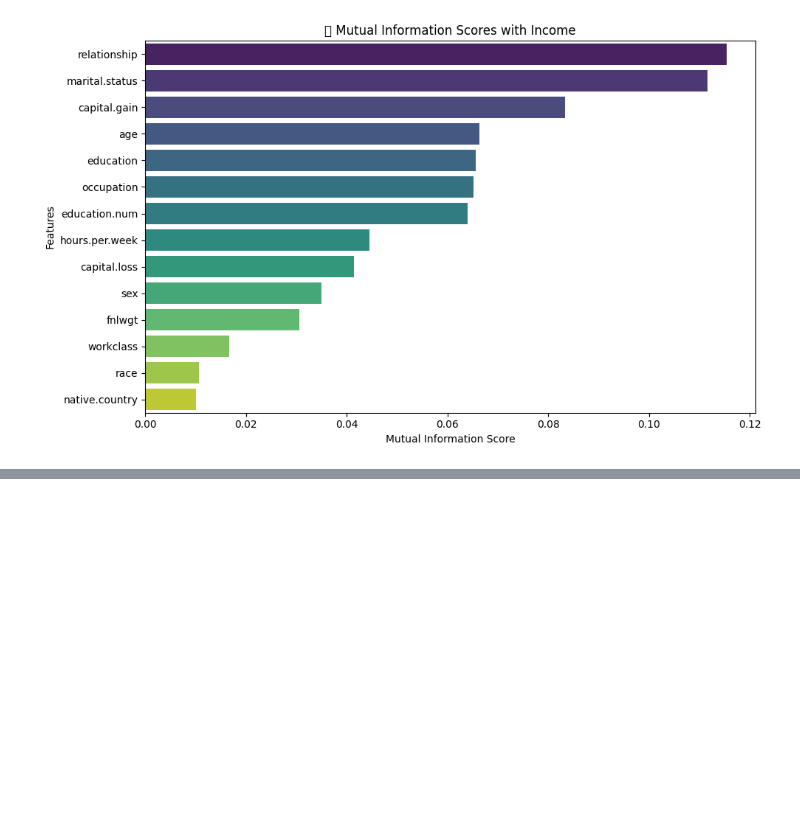
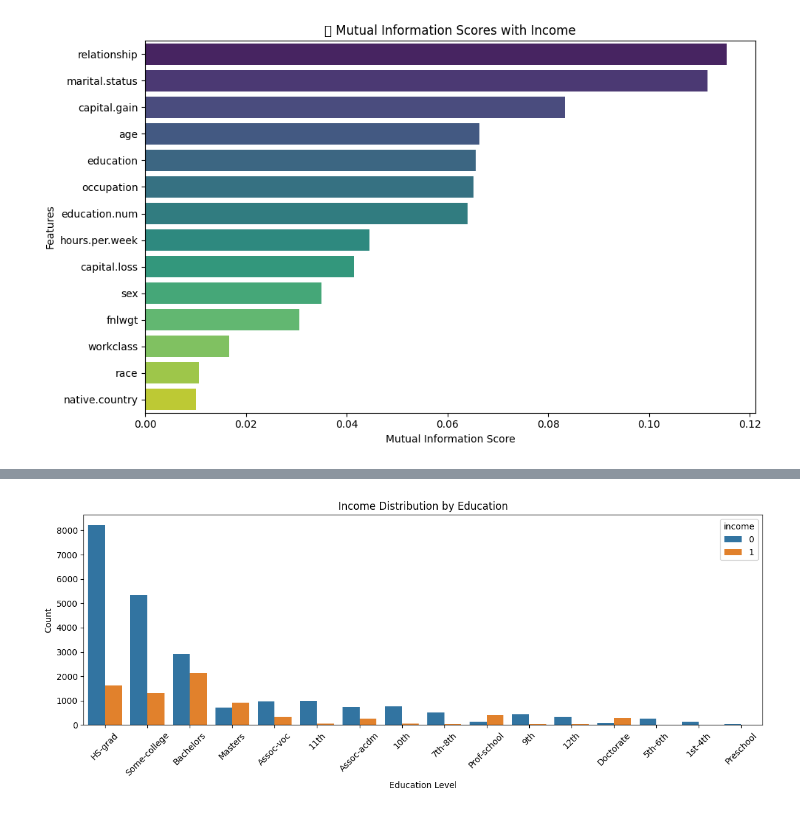
Before and after one commit to vijaivimu/SDS-CP034-incomeinsight, a Jupyter notebook: submissions/team-members/Vijai/02_eda_income_insights.ipynb, the cells around one changed output, grey strips where cells are left out. Cells and saved outputs as stored; diff of their text form; code cells hidden in the pictures; blank space fills up the shorter version.

Commit message:
Week1 question2

```diff
--- a/submissions/team-members/Vijai/02_eda_income_insights.ipynb
+++ b/submissions/team-members/Vijai/02_eda_income_insights.ipynb
@@ -131,0 +127,20 @@ FileNotFoundError: [Errno 2] No such file or directory: 'charts/question1_mutual
+# %%
+import matplotlib.pyplot as plt
+import seaborn as sns
+import os
+
+# Ensure charts folder exists
+os.makedirs("charts", exist_ok=True)
+
+# Bar chart: income vs education
+plt.figure(figsize=(12, 5))
+sns.countplot(data=df_cleaned, x='education', hue='income', order=df_cleaned['education'].value_counts().index)
+plt.title("Income Distribution by Education")
+plt.xlabel("Education Level")
+plt.ylabel("Count")
+plt.xticks(rotation=45)
+plt.tight_layout()
+plt.savefig("charts/question2_income_by_education.png", bbox_inches='tight')
+plt.show()
+# %% [output]
+[figure, added]
```
Also changed, not shown: parts of 3 cells of this notebook, 4 other files.
